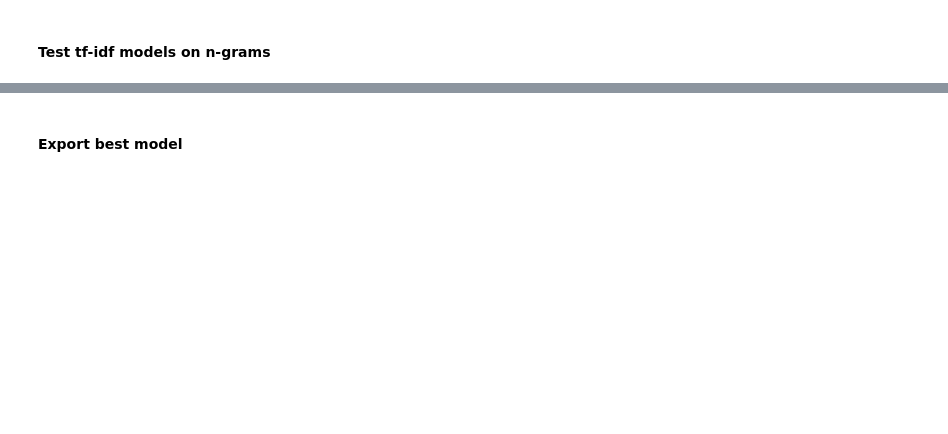
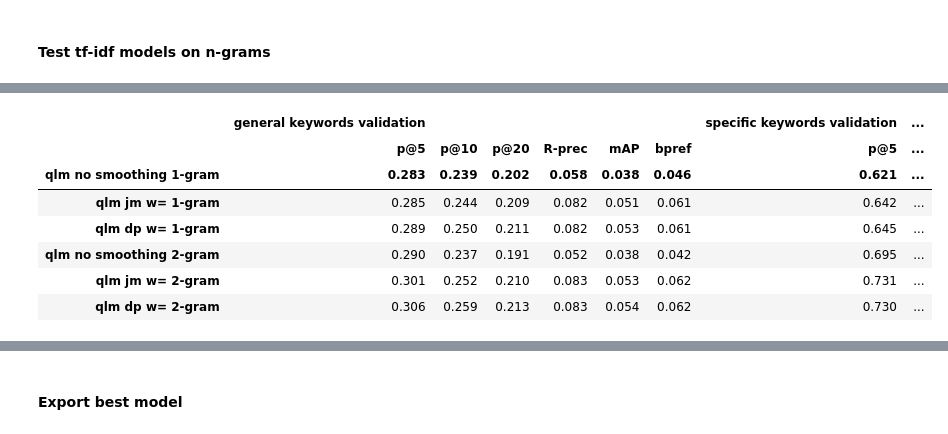
Before and after one commit to JNKielmann/Master-Thesis, a Jupyter notebook: paper_retrieval/evaluation_notebooks/qlm_evaluation.ipynb, the cells around one changed output, grey strips where cells are left out. Cells and saved outputs as stored; diff of their text form; code cells hidden in the pictures; blank space fills up the shorter version.

```diff
--- a/paper_retrieval/evaluation_notebooks/qlm_evaluation.ipynb
+++ b/paper_retrieval/evaluation_notebooks/qlm_evaluation.ipynb
@@ -204,0 +178,12 @@ search_dp_bigram_results
+# %%
+ngram_qlm_results = pd.read_csv("../../data/results/ngram_qlm_results.csv", index_col=0, header=[0,1,2])
+ngram_qlm_results
+# %% [output]
+|  | general keywords validation |  |  |  |  |  | specific keywords validation | ... |
+|  | p@5 | p@10 | p@20 | R-prec | mAP | bpref | p@5 | ... |
+| qlm no smoothing 1-gram | 0.283 | 0.239 | 0.202 | 0.058 | 0.038 | 0.046 | 0.621 | ... |
+| qlm jm w= 1-gram | 0.285 | 0.244 | 0.209 | 0.082 | 0.051 | 0.061 | 0.642 | ... |
+| qlm dp w= 1-gram | 0.289 | 0.250 | 0.211 | 0.082 | 0.053 | 0.061 | 0.645 | ... |
+| qlm no smoothing 2-gram | 0.290 | 0.237 | 0.191 | 0.052 | 0.038 | 0.042 | 0.695 | ... |
+| qlm jm w= 2-gram | 0.301 | 0.252 | 0.210 | 0.083 | 0.053 | 0.062 | 0.731 | ... |
+| qlm dp w= 2-gram | 0.306 | 0.259 | 0.213 | 0.083 | 0.054 | 0.062 | 0.730 | ... |
```
Also changed, not shown: parts of 28 cells of this notebook, 9 other files.
